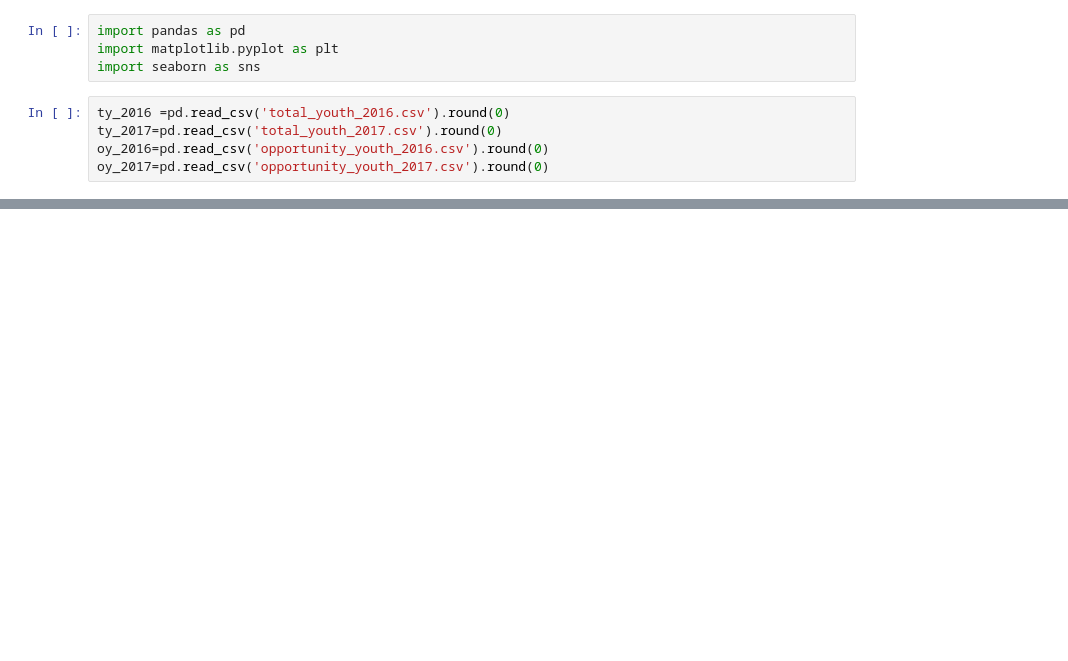
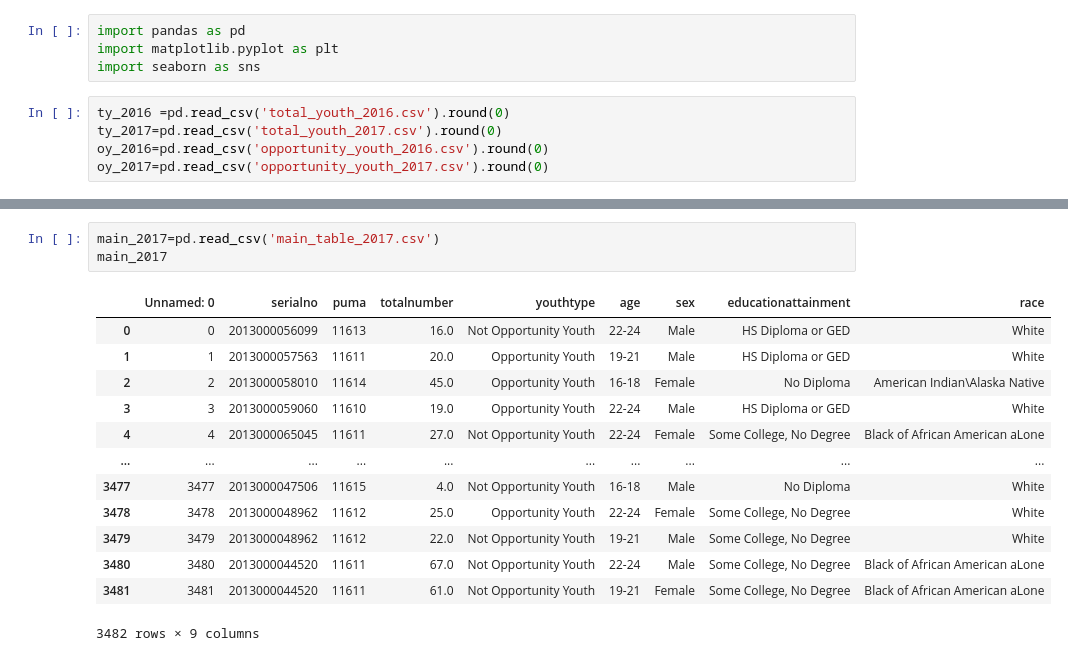
Before and after one commit to hmdev649/dsc-mod-1-project-seattle-ds, a Jupyter notebook: notebooks/exploratory/Visualization.ipynb, the cells around one changed output, grey strips where cells are left out. Cells and saved outputs as stored; diff of their text form; blank space fills up the shorter version.

```diff
--- a/notebooks/exploratory/Visualization.ipynb
+++ b/notebooks/exploratory/Visualization.ipynb
@@ -58,0 +71,17 @@ ty_2017
+# %%
+main_2017=pd.read_csv('main_table_2017.csv')
+main_2017
+# %% [output]
+|  | Unnamed: 0 | serialno | puma | totalnumber | youthtype | age | sex | educationattainment | race |
+| 0 | 0 | 2013000056099 | 11613 | 16.0 | Not Opportunity Youth | 22-24 | Male | HS Diploma or GED | White |
+| 1 | 1 | 2013000057563 | 11611 | 20.0 | Opportunity Youth | 19-21 | Male | HS Diploma or GED | White |
+| 2 | 2 | 2013000058010 | 11614 | 45.0 | Opportunity Youth | 16-18 | Female | No Diploma | American Indian\Alaska Native |
+| 3 | 3 | 2013000059060 | 11610 | 19.0 | Opportunity Youth | 22-24 | Male | HS Diploma or GED | White |
+| 4 | 4 | 2013000065045 | 11611 | 27.0 | Not Opportunity Youth | 22-24 | Female | Some College, No Degree | Black of African American aLone |
+| ... | ... | ... | ... | ... | ... | ... | ... | ... | ... |
+| 3477 | 3477 | 2013000047506 | 11615 | 4.0 | Not Opportunity Youth | 16-18 | Male | No Diploma | White |
+| 3478 | 3478 | 2013000048962 | 11612 | 25.0 | Opportunity Youth | 22-24 | Female | Some College, No Degree | White |
+| 3479 | 3479 | 2013000048962 | 11612 | 22.0 | Not Opportunity Youth | 19-21 | Male | Some College, No Degree | White |
+| 3480 | 3480 | 2013000044520 | 11611 | 67.0 | Not Opportunity Youth | 22-24 | Male | Some College, No Degree | Black of African American aLone |
+| 3481 | 3481 | 2013000044520 | 11611 | 61.0 | Not Opportunity Youth | 19-21 | Female | Some College, No Degree | Black of African American aLone |
+3482 rows × 9 columns
```
Also changed, not shown: parts of 7 cells of this notebook, 1 other file.
